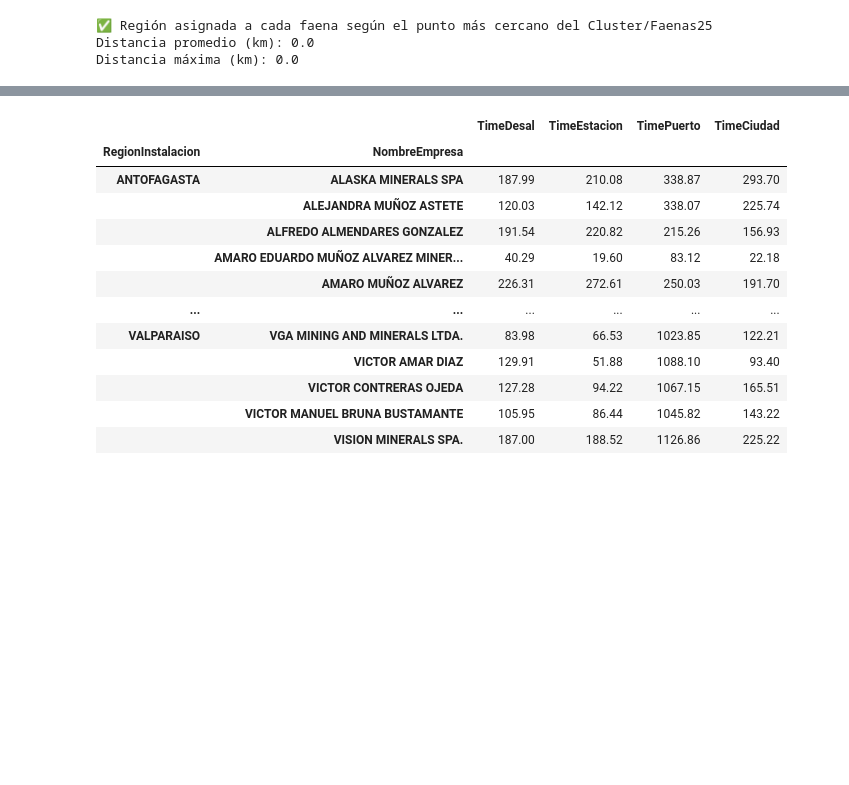
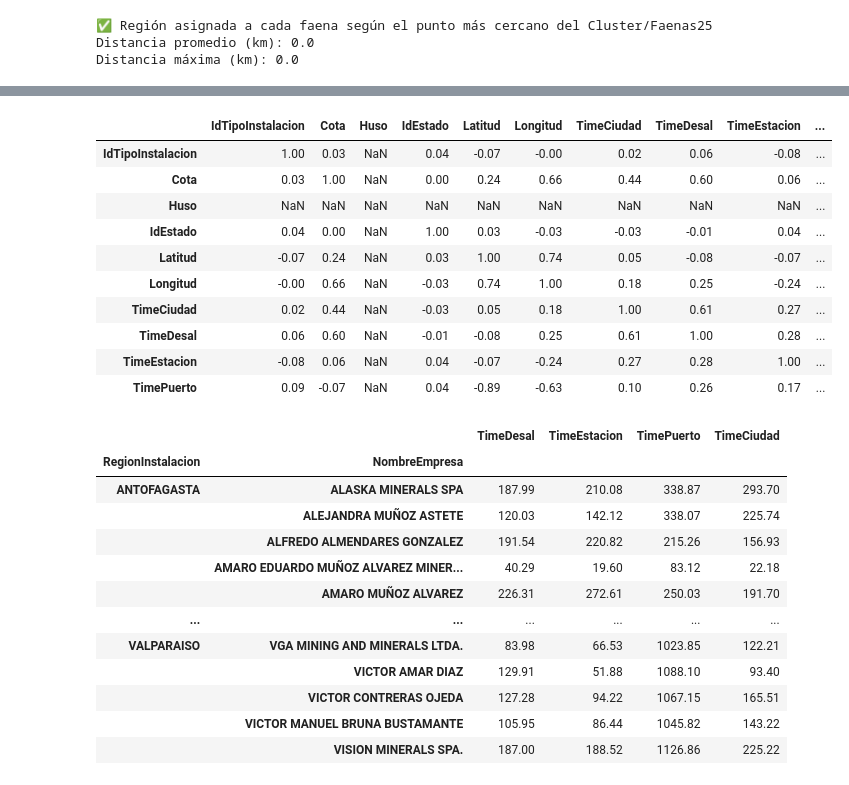
Before and after one commit to Arturo-Amberg/TrabajoTesis, a Jupyter notebook: EDA/EDA.ipynb, the cells around one changed output, grey strips where cells are left out. Drawn from its saved outputs; the diff is of its cells as text; code cells hidden in the pictures; blank space fills up the shorter version.

```diff
--- a/EDA/EDA.ipynb
+++ b/EDA/EDA.ipynb
@@ -220,8 +153,22 @@ df.head()
 | 4 | 12774379-7 | JULIO CESAR CONTRERAS ELGUETA | CATEGORIA D | SAN FELIPE | CATEMU | 1306 | ... |
 # %%
 # Correlation table (Pearson) for numeric columns in df
+numeric_cols = df.select_dtypes(include=np.number).columns
+
 corr_df = df[numeric_cols].corr(method='pearson').round(2)
 corr_df
+# %% [output]
+|  | IdTipoInstalacion | Cota | Huso | IdEstado | Latitud | Longitud | TimeCiudad | TimeDesal | TimeEstacion | ... |
+| IdTipoInstalacion | 1.00 | 0.03 | NaN | 0.04 | -0.07 | -0.00 | 0.02 | 0.06 | -0.08 | ... |
+| Cota | 0.03 | 1.00 | NaN | 0.00 | 0.24 | 0.66 | 0.44 | 0.60 | 0.06 | ... |
+| Huso | NaN | NaN | NaN | NaN | NaN | NaN | NaN | NaN | NaN | ... |
+| IdEstado | 0.04 | 0.00 | NaN | 1.00 | 0.03 | -0.03 | -0.03 | -0.01 | 0.04 | ... |
+| Latitud | -0.07 | 0.24 | NaN | 0.03 | 1.00 | 0.74 | 0.05 | -0.08 | -0.07 | ... |
+| Longitud | -0.00 | 0.66 | NaN | -0.03 | 0.74 | 1.00 | 0.18 | 0.25 | -0.24 | ... |
+| TimeCiudad | 0.02 | 0.44 | NaN | -0.03 | 0.05 | 0.18 | 1.00 | 0.61 | 0.27 | ... |
+| TimeDesal | 0.06 | 0.60 | NaN | -0.01 | -0.08 | 0.25 | 0.61 | 1.00 | 0.28 | ... |
+| TimeEstacion | -0.08 | 0.06 | NaN | 0.04 | -0.07 | -0.24 | 0.27 | 0.28 | 1.00 | ... |
+| TimePuerto | 0.09 | -0.07 | NaN | 0.04 | -0.89 | -0.63 | 0.10 | 0.26 | 0.17 | ... |
 # %%
 cols_tiempo = ["TimeDesal", "TimeEstacion", "TimePuerto", "TimeCiudad"]
 promedios_tiempo_por_region = (
```
Also changed, not shown: parts of 9 cells of this notebook, 4 other files.
